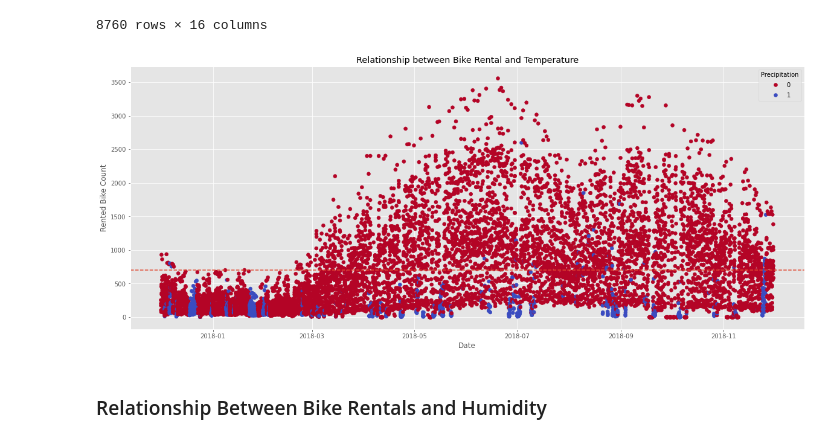
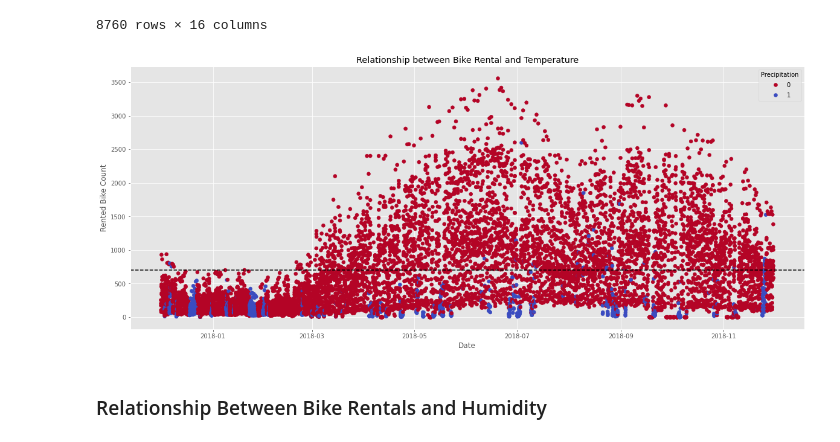
Before and after one commit to bsutton21/bike_sharing, a Jupyter notebook: Visualizations.ipynb, the cells around one changed output. Saved outputs shown, nothing was run; the diff lists cells and outputs as text; code cells hidden in the pictures.

```diff
--- a/Capstone Notebook.ipynb
+++ b/Visualizations.ipynb
@@ -128,27 +131,29 @@ bike
 # %%
 plt.style.use('ggplot');
 
 fig, ax = plt.subplots(figsize=(20,8))
 
 ## Plot the data
 scatter = ax.scatter(x=bike["Datetime"],
                      y=bike["Rented Bike Count"],
                      c=bike["Precipitation"],
                      cmap='coolwarm_r');
 
 # Customize the plot
 ax.set(title='Relationship between Bike Rental and Temperature',
        xlabel="Date",
        ylabel="Rented Bike Count");
 
 # Add a legend
 ax.legend(*scatter.legend_elements(), title="Precipitation");
 
 # Add a horizontal line
 ax.axhline(bike["Rented Bike Count"].mean(),
+           label="Mean",
+           color="black",
            linestyle="--");
 # %% [output]
-[figure, old version]
+[figure, new version]
 # %% [markdown]
 ### Relationship Between Bike Rentals and Humidity
 # %%
```
Also changed, not shown: parts of 9 cells of this notebook, 2 other files.
